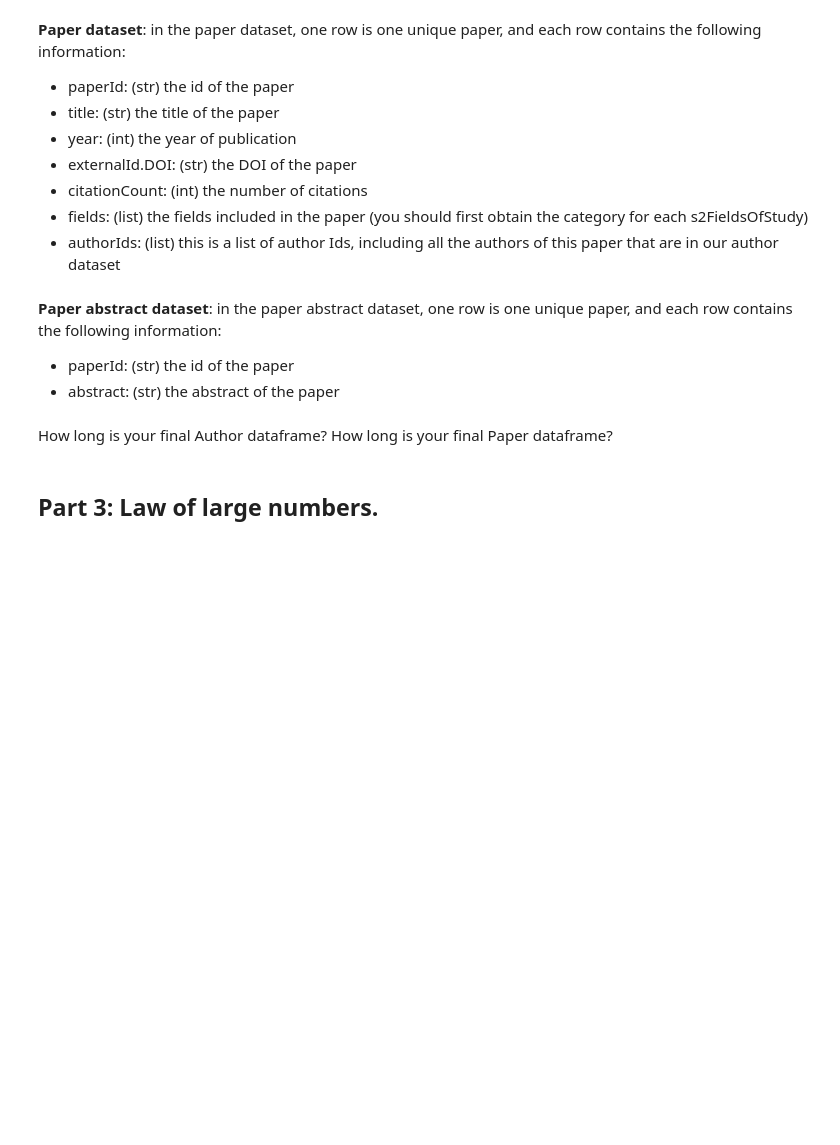
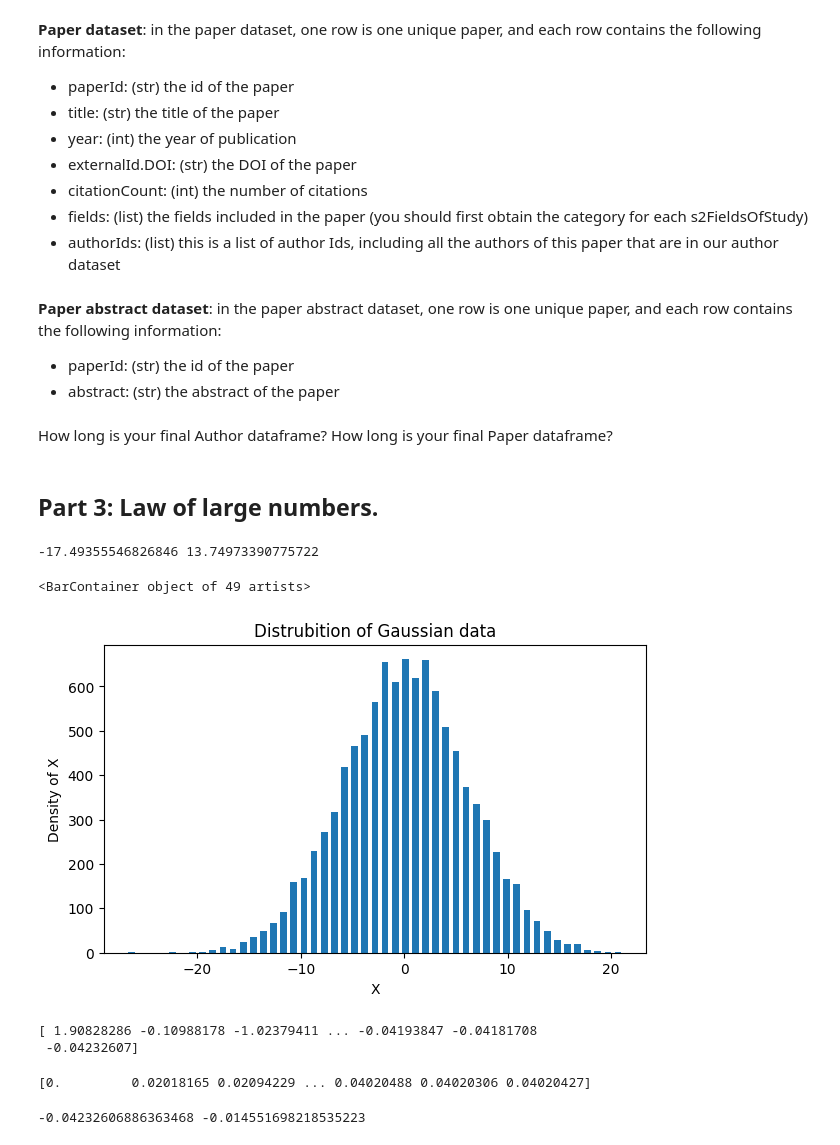
Before and after one commit to fridamariejoergensen/CSS, a Jupyter notebook: Assignment1.ipynb, the cells around one changed output. Drawn from its saved outputs; the diff is of its cells as text; code cells hidden in the pictures; blank space fills up the shorter version.

```diff
--- a/Assignment1.ipynb
+++ b/Assignment1.ipynb
@@ -128,3 +126,59 @@ Create three dataframe to store the data you have collected:
 How long is your final Author dataframe? How long is your final Paper dataframe?
 # %% [markdown]
 ## Part 3: Law of large numbers.
+# %%
+# 1. Sampling 10.000 points from Gaussian distribution with mean 0 and std 4
+N = 10000
+mu = 0
+sigma = 4
+
+X = np.random.normal(mu, sigma, N)
+# %%
+# 2. Plotting the distribution of Gaussian data in a histogram
+print(min(X), max(X)) # min(X) = -17.5, max(X) = 14
+
+bins = np.linspace(-18, 14, 50)
+hist, edges = np.histogram(X, bins=bins)
+x = edges[1:]+edges[:-1]/2
+width = bins[1]-bins[0]
+fig, ax = plt.subplots(figsize=(7,4))
+ax.set_ylabel('Density of X')
+ax.set_xlabel('X')
+ax.set_title('Distrubition of Gaussian data')
+ax.bar(x, hist, width)
+# %% [output]
+-17.49355546826846 13.74973390775722
+<BarContainer object of 49 artists>
+[figure, added]
+# %%
+# 3. Cumulative average of X
+cum_av = np.array([])
+for i in range(1, N+1):
+    val = X[0:i]
+    cum_av = np.append(cum_av, np.mean(val))
+
+print(cum_av)
+# %% [output]
+[ 1.90828286 -0.10988178 -1.02379411 ... -0.04193847 -0.04181708
+ -0.04232607]
+# %%
+# 4. Cumulative std of X
+cum_std = np.array([])
+for i in range(1, N+1):
+    val = X[0:i]
+    cum_std = np.append(cum_std, np.std(val)/np.sqrt(N))
+
+print(cum_std)
+# %% [output]
+[0.         0.02018165 0.02094229 ... 0.04020488 0.04020306 0.04020427]
+# %%
+# 5. Computing the distribution mean and median from Wikipedia formulas
+mean = 1/N * sum(X)
+
+X_new = np.copy(X) # making a copy of array to sort in order to calculate the median
+X_new = np.sort(X_new)
+median = (X_new[int(N/2)] + X_new[int((N/2+1))])/2
+
+print(mean, median)
+# %% [output]
+-0.04232606886363468 -0.014551698218535223
```
Also changed, not shown: parts of 2 cells of this notebook.
